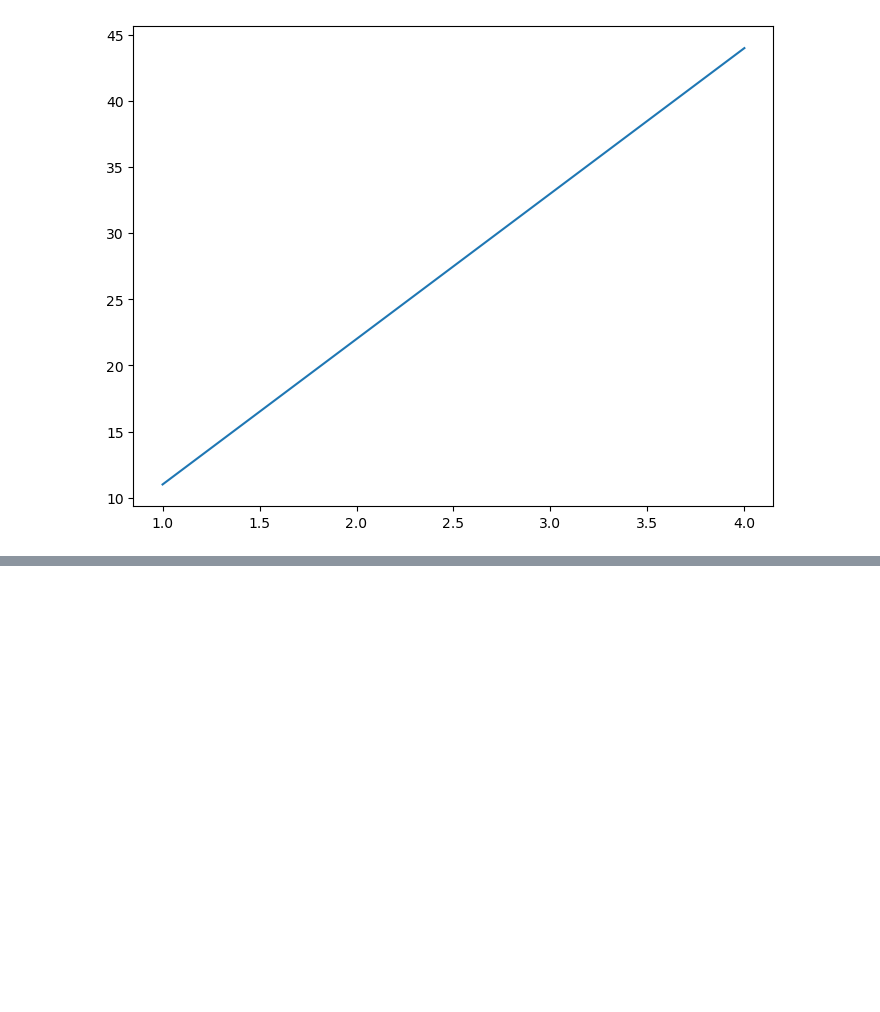
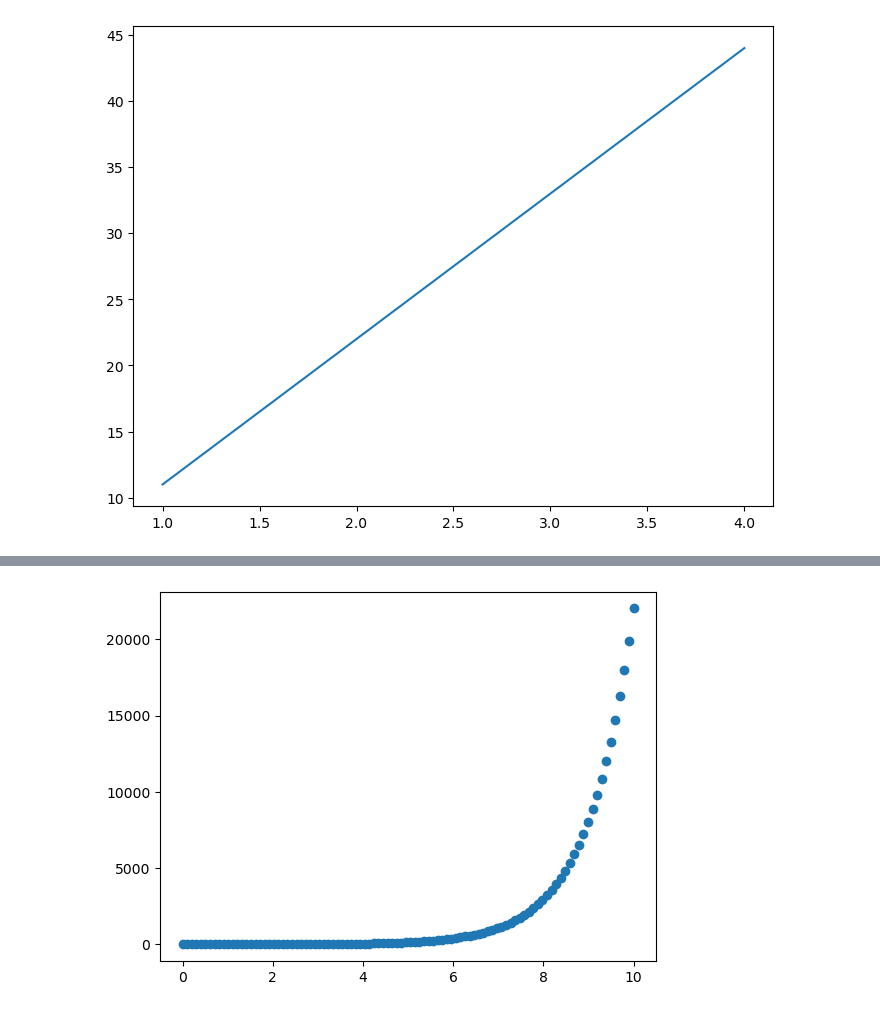
Before and after one commit to LiangRVR/Data-science-learn, a Jupyter notebook: introduction-to-matplotlib.ipynb, the cells around one changed output, grey strips where cells are left out. Cells and saved outputs as stored; diff of their text form; code cells hidden in the pictures; blank space fills up the shorter version.

```diff
--- a/introduction-to-matplotlib.ipynb
+++ b/introduction-to-matplotlib.ipynb
@@ -46,0 +90,7 @@ ax.plot(x, [50, 100, 200, 250])
+# %%
+# Use same data to make scatter
+fig, ax = plt.subplots();
+ax.scatter(x,np.exp(x));
+plt.show()
+# %% [output]
+[figure, added]
```
Also changed, not shown: parts of 9 cells of this notebook, 1 other file.
